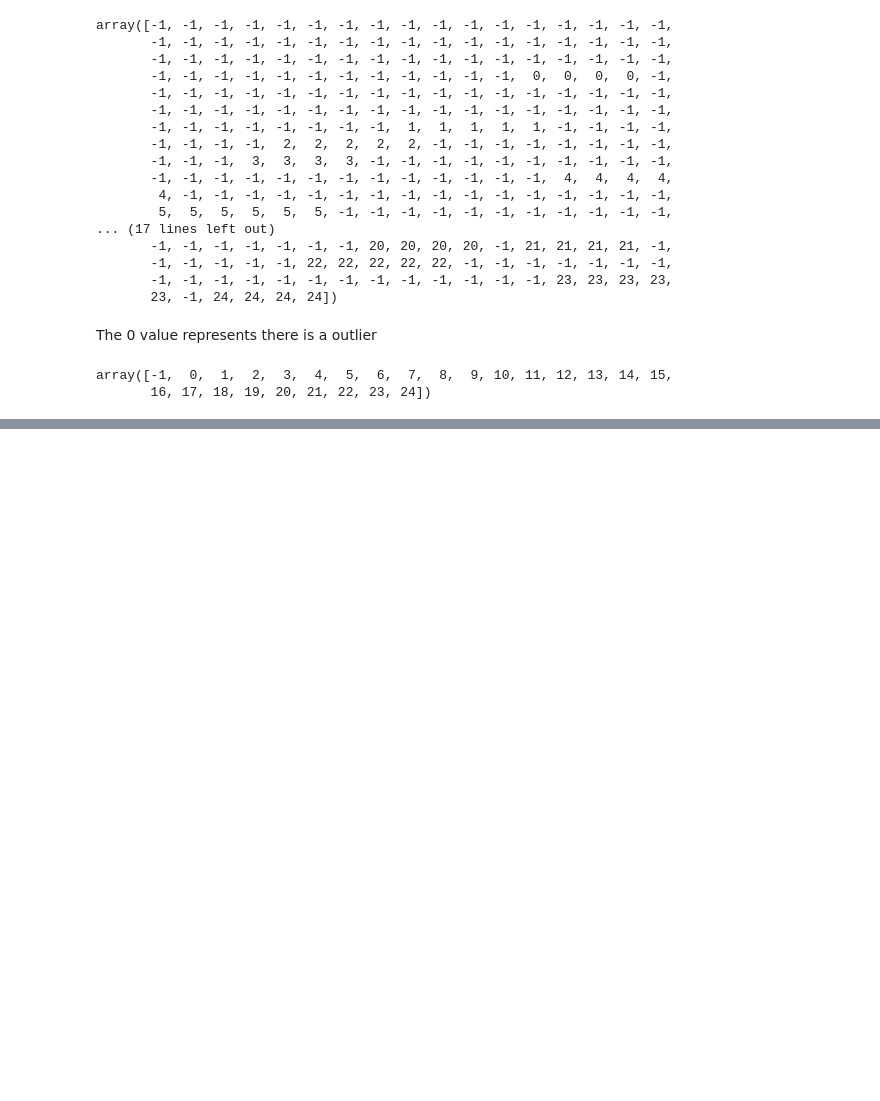
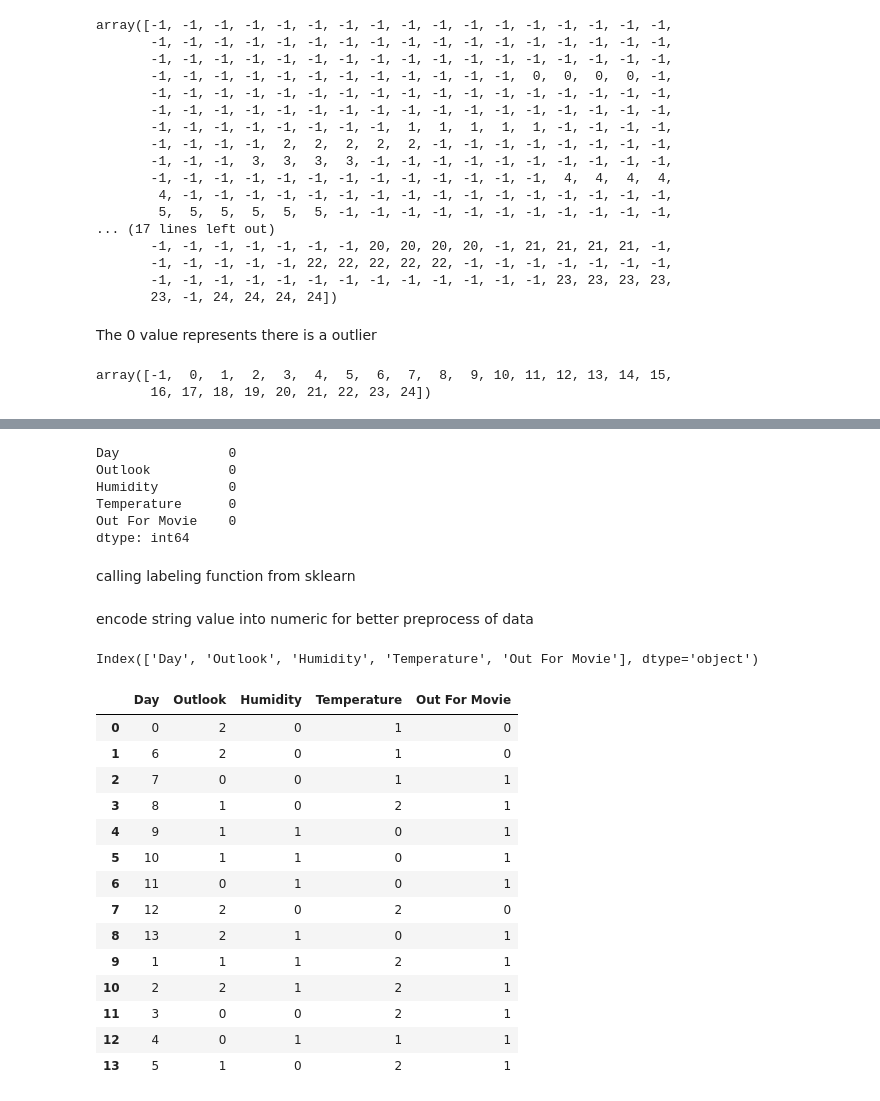
Before and after one commit to MekhzZ/AppliedStatisticsWithPython.ipynb, a Jupyter notebook: DataMining.ipynb, the cells around one changed output, grey strips where cells are left out. Saved outputs shown, nothing was run; the diff lists cells and outputs as text; code cells hidden in the pictures; blank space fills up the shorter version.

```diff
--- a/DataMining.ipynb
+++ b/DataMining.ipynb
@@ -215,0 +251,20 @@ plt.show()
+# %%
+dtree.isnull().sum()
+# %% [output]
+Day              0
+Outlook          0
+Humidity         0
+Temperature      0
+Out For Movie    0
+dtype: int64
+# %% [markdown]
+calling labeling function from sklearn
+# %%
+from sklearn.preprocessing import LabelEncoder
+le = LabelEncoder()
+# %% [markdown]
+encode string value into numeric for better preprocess of data
+# %%
+dtree.columns
+# %% [output]
+Index(['Day', 'Outlook', 'Humidity', 'Temperature', 'Out For Movie'], dtype='object')
@@ -215,0 +277,18 @@ plt.show()
+# %%
+dtree
+# %% [output]
+|  | Day | Outlook | Humidity | Temperature | Out For Movie |
+| 0 | 0 | 2 | 0 | 1 | 0 |
+| 1 | 6 | 2 | 0 | 1 | 0 |
+| 2 | 7 | 0 | 0 | 1 | 1 |
+| 3 | 8 | 1 | 0 | 2 | 1 |
+| 4 | 9 | 1 | 1 | 0 | 1 |
+| 5 | 10 | 1 | 1 | 0 | 1 |
+| 6 | 11 | 0 | 1 | 0 | 1 |
+| 7 | 12 | 2 | 0 | 2 | 0 |
+| 8 | 13 | 2 | 1 | 0 | 1 |
+| 9 | 1 | 1 | 1 | 2 | 1 |
+| 10 | 2 | 2 | 1 | 2 | 1 |
+| 11 | 3 | 0 | 0 | 2 | 1 |
+| 12 | 4 | 0 | 1 | 1 | 1 |
+| 13 | 5 | 1 | 0 | 2 | 1 |
```
Also changed, not shown: parts of 18 cells of this notebook.
